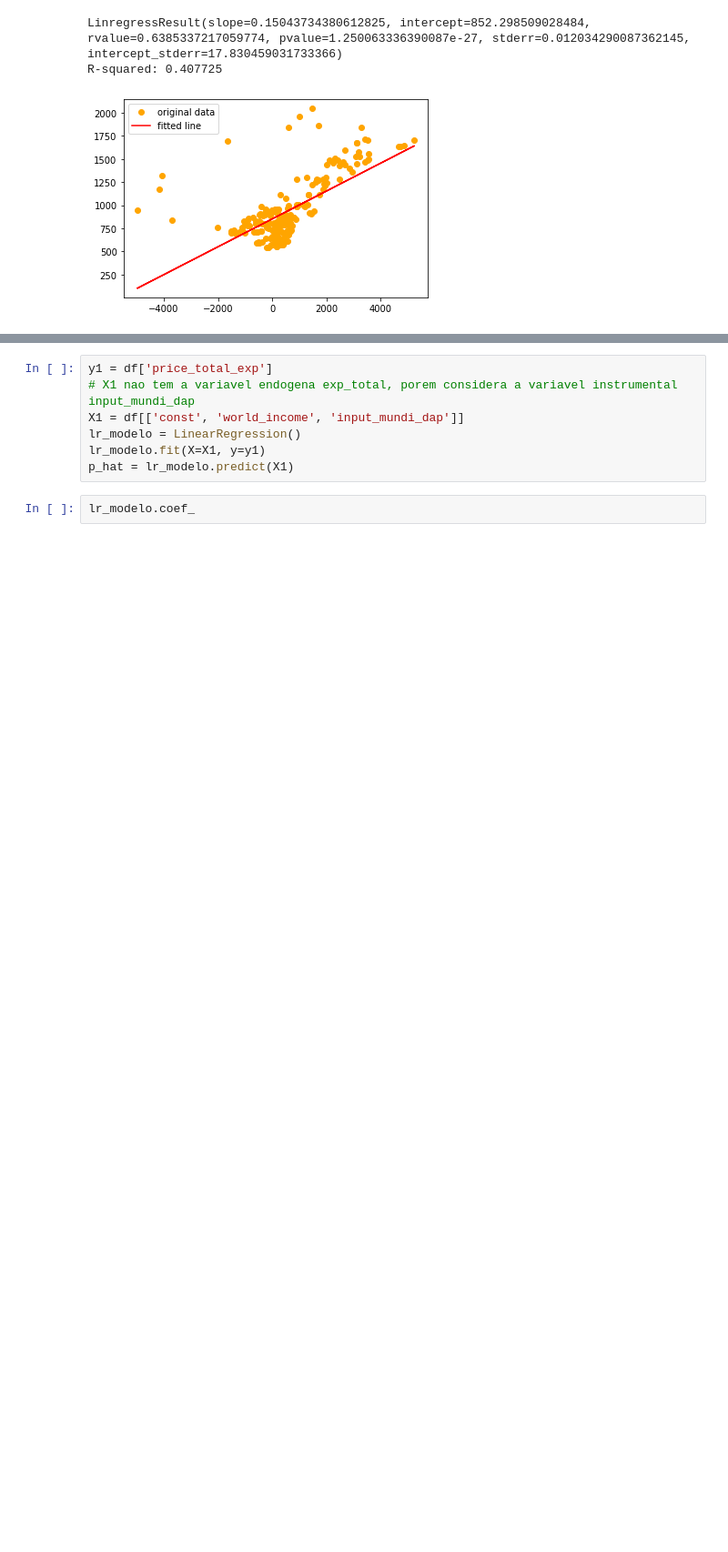
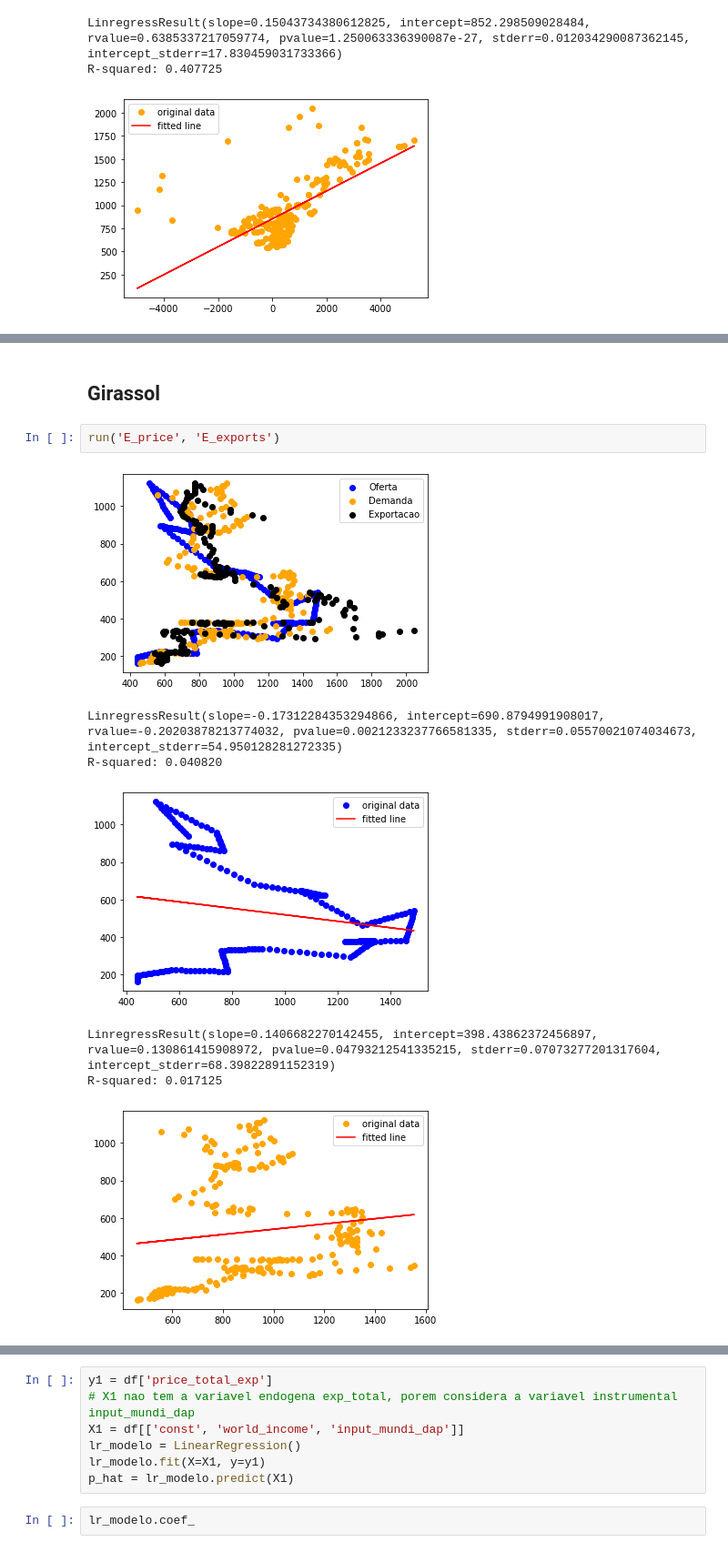
Before and after one commit to fkfouri/vegetable_oil_mkt, a Jupyter notebook: mkt/__2SLS_vegetable_oil-COMM5_4.ipynb, the cells around one changed output, grey strips where cells are left out. Shown at 91% size. Drawn from its saved outputs; the diff is of its cells as text; blank space fills up the shorter version.

```diff
--- a/mkt/__2SLS_vegetable_oil-COMM5_4.ipynb
+++ b/mkt/__2SLS_vegetable_oil-COMM5_4.ipynb
@@ -1675,0 +1831,12 @@ R-squared: 0.407725
+# %% [markdown]
+## Girassol
+# %%
+run('E_price', 'E_exports')
+# %% [output]
+[figure, added]
+LinregressResult(slope=-0.17312284353294866, intercept=690.8794991908017, rvalue=-0.20203878213774032, pvalue=0.0021233237766581335, stderr=0.05570021074034673, intercept_stderr=54.950128281272335)
+R-squared: 0.040820
+[figure, added]
+LinregressResult(slope=0.1406682270142455, intercept=398.43862372456897, rvalue=0.130861415908972, pvalue=0.04793212541335215, stderr=0.07073277201317604, intercept_stderr=68.39822891152319)
+R-squared: 0.017125
+[figure, added]
```
Also changed, not shown: parts of 10 cells of this notebook, 16 other files.
